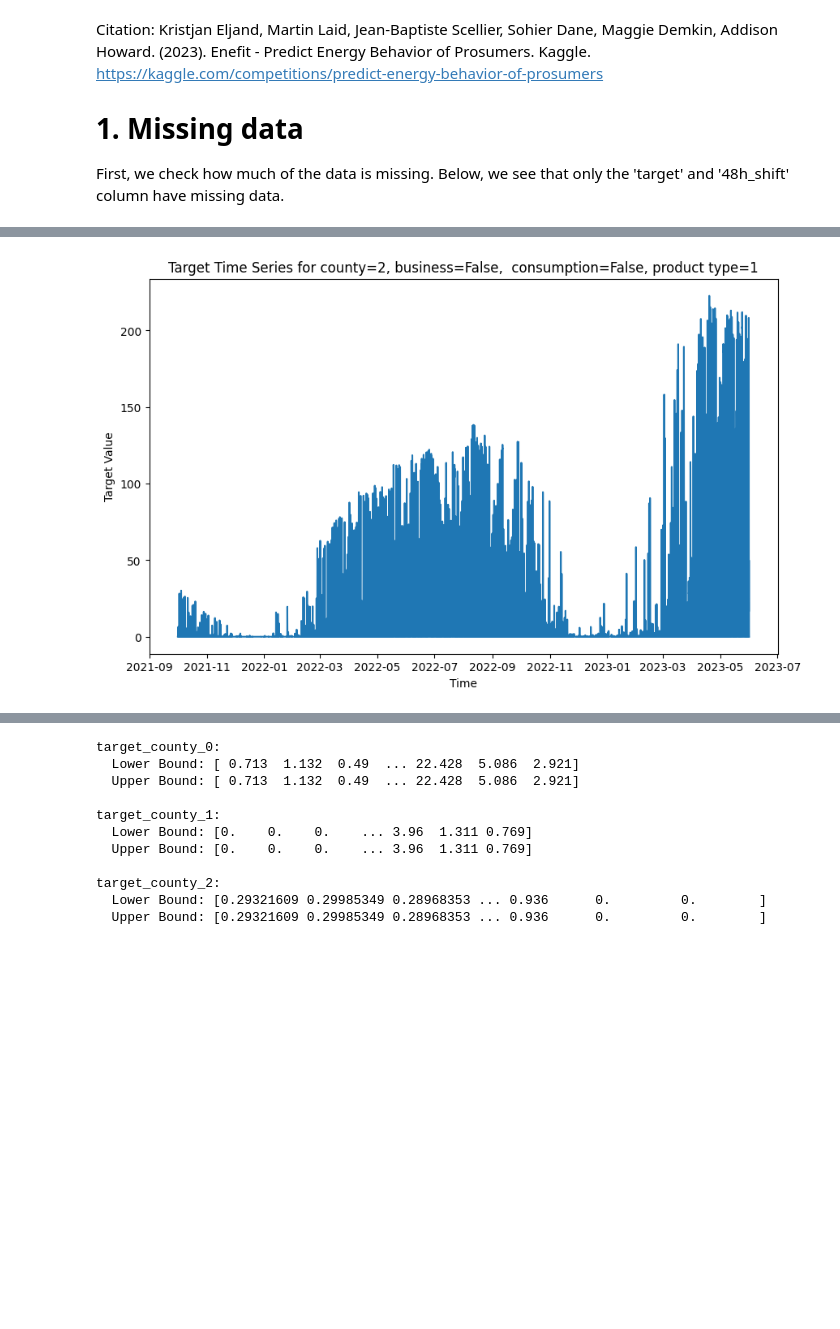
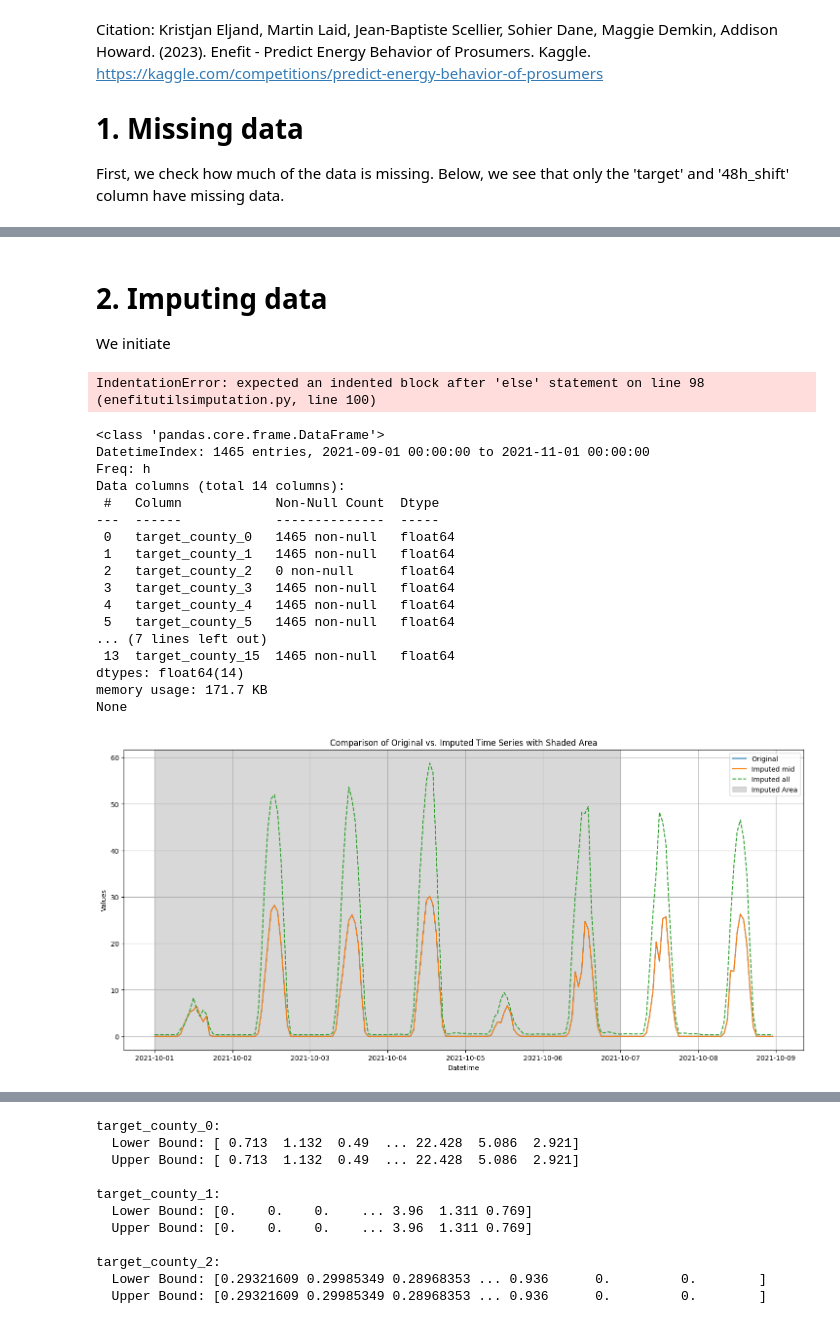
Before and after one commit to ababei/enefit, a Jupyter notebook: enefit-data-imputation.ipynb, the cells around one changed output, grey strips where cells are left out. Saved outputs shown, nothing was run; the diff lists cells and outputs as text; code cells hidden in the pictures; blank space fills up the shorter version.

Commit message:
Kaggle Notebook | Enefit data imputation | Version 3

```diff
--- a/enefit-data-imputation.ipynb
+++ b/enefit-data-imputation.ipynb
@@ -84,12 +73,0 @@ To impute the 'target' data in the first timeseries above, we merge the datafram
-# %%
-sign_001=[]
-indexed_df=df.set_index('datetime')
-is_business_value=0; is_consumption_value=0; product_type_value = 1
-for county_value in range(16):
-    filtered_df = indexed_df[(indexed_df['county'] == county_value) & (indexed_df['is_business'] == is_business_value) & \
-                     (indexed_df['is_consumption'] == is_consumption_value)  & (indexed_df['product_type'] == product_type_value)]['target'].copy()
-    filtered_df.rename('target'+'_county_'+str(county_value),  inplace=True)
-    if filtered_df.shape[0] !=0:
-        sign_001.append(filtered_df)
-
-data   = reduce(lambda left, right: pd.merge(left, right, left_index=True, right_index=True), sign_001)
@@ -105,0 +74,13 @@ data.head()
+# %% [markdown]
+# 2. Imputing data
+
+We initiate
+# %%
+from enefitutilsimputation import *
+
+series =  SignedTimeSeries(df)
+imputed_series = ImputedTimeSeries(series)
+
+imputed_series.data.head()
+# %% [output]
+IndentationError: expected an indented block after 'else' statement on line 98 (enefitutilsimputation.py, line 100)
@@ -106,34 +98,78 @@ data.head()
 # %%
 
 bool_mapping = {0: False, 1: True}
 
 def plot_target(county_value, is_business_value, is_consumption_value, product_type_value, df):
     # Map "is_business' and 'is_consumption' values to True/False
     is_business_value = bool_mapping[is_business_value]
     is_consumption_value = bool_mapping[is_consumption_value]
 
 
     filtered_df = df[(df['county'] == county_value) & (df['is_business'] == is_business_value) & \
                      (df['is_consumption'] == is_consumption_value) & (df['product_type'] == product_type_value)].copy()
 
     filtered_df.set_index('datetime', inplace=True)
 
     if not filtered_df.empty:
         plt.figure(figsize=(10, 6))
         plt.plot(filtered_df.index.to_list(), filtered_df['target'].to_list())
         plt.title(f'Target Time Series for county={county_value}, business={is_business_value},  consumption={is_consumption_value}, product type={product_type_value}')
         plt.xlabel('Time')
         plt.ylabel('Target Value')
         plt.show()
     else:
         print(f"No matching data for county={county_value}, is_business={is_business_value},  is_consumption={ is_consumption_value}, product_type={product_type_value}")
 
 
+test_data=data.copy()
+test_data.loc['2021-09-01 00:00:00':'2021-11-01 00:00:00', 'target_county_2'] = np.nan
+
+subframe_with_nan = test_data[test_data.isna().any(axis=1)]
+print(subframe_with_nan.info())
+
 imputer = IterativeImputer()
+# Fit and transform the DataFrame to impute missing values
+imputed_data1 = pd.DataFrame(imputer.fit_transform(data), columns=data.columns)
+imputed_data2 = pd.DataFrame(imputer.fit_transform(test_data), columns=test_data.columns)
 
-# Fit and transform the DataFrame to impute missing values
-imputed_data = pd.DataFrame(imputer.fit_transform(data), columns=data.columns)
 
-plot_target(2, 0, 0, 1, df)
+# Plotting
+plt.figure(figsize=(18, 8))
+
+# Plot the original time series
+plt.plot(data.index.to_list()[24*30:24*38], data['target_county_2'].to_list()[24*30:24*38], label='Original')
+
+plt.plot(data.index.to_list()[24*30:24*38], imputed_data1['target_county_2'].to_list()[24*30:24*38], label='Imputed mid')
+
+# Plot the imputed time series
+plt.plot(data.index.to_list()[24*30:24*38], imputed_data2['target_county_2'].to_list()[24*30:24*38], label='Imputed all', linestyle='--')
+
+plt.axvspan('2021-10-01 00:00:00', '2021-10-07 00:00:00', alpha=0.3, color='gray', label='Imputed Area')
+
+
+
+plt.title('Comparison of Original vs. Imputed Time Series with Shaded Area')
+plt.xlabel('Datetime')
+plt.ylabel('Values')
+plt.legend()
+plt.grid(True)
+plt.show()
 # %% [output]
+<class 'pandas.core.frame.DataFrame'>
+DatetimeIndex: 1465 entries, 2021-09-01 00:00:00 to 2021-11-01 00:00:00
+Freq: h
+Data columns (total 14 columns):
+ #   Column            Non-Null Count  Dtype
+---  ------            --------------  -----
+ 0   target_county_0   1465 non-null   float64
+ 1   target_county_1   1465 non-null   float64
+ 2   target_county_2   0 non-null      float64
+ 3   target_county_3   1465 non-null   float64
+ 4   target_county_4   1465 non-null   float64
+ 5   target_county_5   1465 non-null   float64
+... (7 lines left out)
+ 13  target_county_15  1465 non-null   float64
+dtypes: float64(14)
+memory usage: 171.7 KB
+None
-[figure, old version]
+[figure, new version]
```
Also changed, not shown: parts of 21 cells of this notebook.
